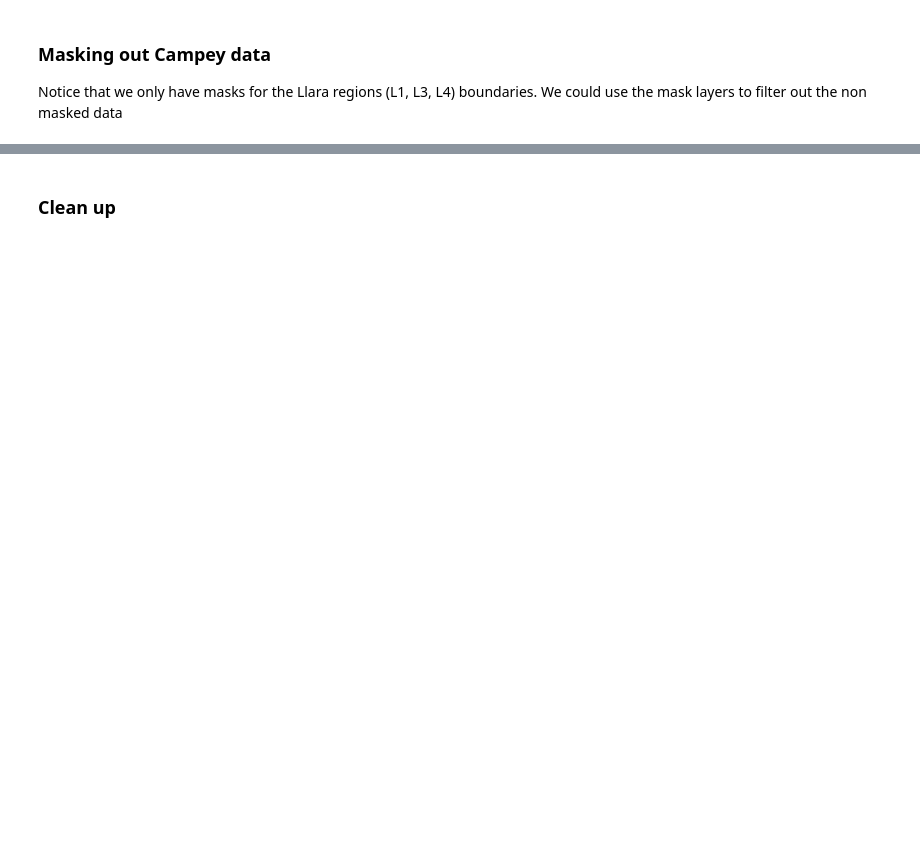
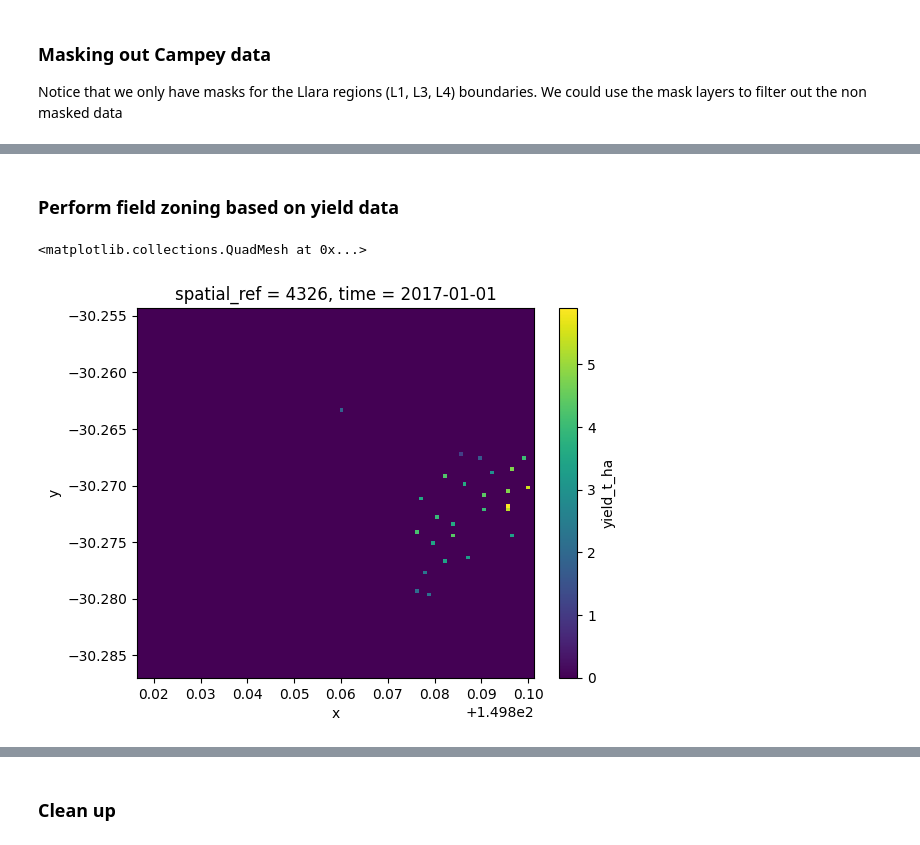
Before and after one commit to aus-plant-phenomics-network/mccn-case-studies, a Jupyter notebook: Case 7/MCCN-CASE 7 scenario 1.ipynb, the cells around one changed output, grey strips where cells are left out. Saved outputs shown, nothing was run; the diff lists cells and outputs as text; code cells hidden in the pictures; blank space fills up the shorter version.

```diff
--- a/Case 7/MCCN-CASE 7 scenario 1.ipynb
+++ b/Case 7/MCCN-CASE 7 scenario 1.ipynb
@@ -166,0 +167,2 @@ for var in masked_ds.data_vars.keys():
+# %% [markdown]
+### Perform field zoning based on yield data
@@ -166,0 +172,5 @@ for var in masked_ds.data_vars.keys():
+# %%
+masked_ds["yield_t_ha"].sel(time="2017-01-01").plot(x="x", y="y")
+# %% [output]
+<matplotlib.collections.QuadMesh at 0x...>
+[figure, added]
```
Also changed, not shown: parts of 10 cells of this notebook, 3 other files.
